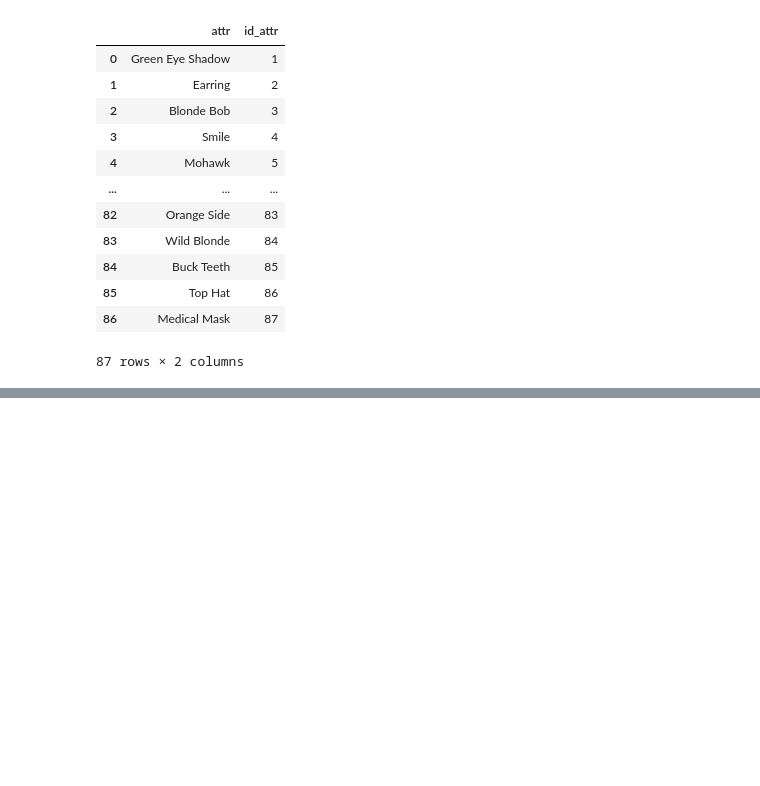
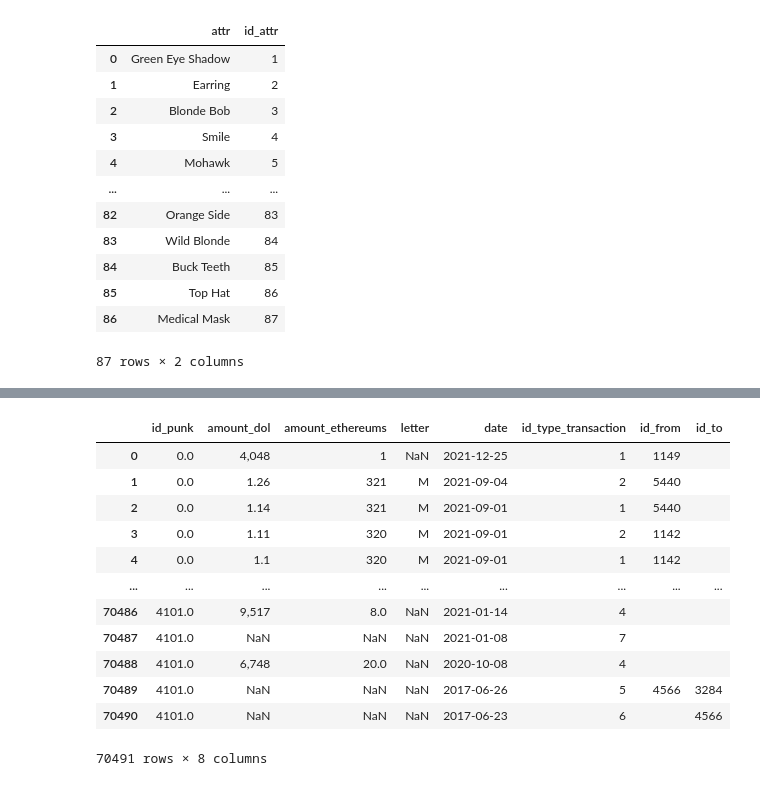
Before and after one commit to Burunduk13/ITAcademy, a Jupyter notebook: Project/from csv to bd.ipynb, the cells around one changed output, grey strips where cells are left out. Cells and saved outputs as stored; diff of their text form; code cells hidden in the pictures; blank space fills up the shorter version.

```diff
--- a/Project/from csv to bd.ipynb
+++ b/Project/from csv to bd.ipynb
@@ -63,3 +52,6 @@ type_transaction
 # %%
-df_tr_user=pd.concat([df_transaction["from"],df_transaction["to"]],ignore_index=True).dropna()
-df_tr_user=df_tr_user.unique()
+df_tr_user=pd.concat([df_transaction["from"],df_transaction["to"]],ignore_index=True)
+df_tr_user=df_tr_user.sort_values().unique()
+##.dropna()
+#df_tr_user=df_tr_user.sort_values(unique()
+#df_transaction[['from','to']].fillna('',inplace=True)
@@ -94,0 +58,8 @@ df_type_transaction
+# %%
+df_transaction["id_from"]=''
+df_transaction["id_to"]=''
+col_dict_user= {'user':list(df_tr_user),
+         'id_user':list(range(1,len(df_tr_user)+1))}
+df_transaction["id_from"][df_transaction['from'].notna()]=df_transaction["from"].apply(lambda x: '' if x=='NaN' else col_dict_user.get("id_user")[col_dict_user.get('user').index(x)])
+df_transaction["id_to"][df_transaction['to'].notna()]=df_transaction["to"].apply(lambda x: '' if x=='NaN' else col_dict_user.get("id_user")[col_dict_user.get('user').index(x)])
+df_user=pd.DataFrame(col_dict_user)[:-1] #to return!
@@ -94,0 +75,4 @@ df_type_transaction
+# %%
+df_trans=df_transaction[['id_punk','amount_dol','amount_ethereums', 'letter', 'date', 'id_type_transaction', 'id_from',
+       'id_to']]
+df_trans['date']=pd.to_datetime(df_trans['date'])
@@ -175,0 +150,16 @@ df_attr
+# %%
+df_trans
+# %% [output]
+|  | id_punk | amount_dol | amount_ethereums | letter | date | id_type_transaction | id_from | id_to |
+| 0 | 0.0 | 4,048 | 1 | NaN | 2021-12-25 | 1 | 1149 |  |
+| 1 | 0.0 | 1.26 | 321 | M | 2021-09-04 | 2 | 5440 |  |
+| 2 | 0.0 | 1.14 | 321 | M | 2021-09-01 | 1 | 5440 |  |
+| 3 | 0.0 | 1.11 | 320 | M | 2021-09-01 | 2 | 1142 |  |
+| 4 | 0.0 | 1.1 | 320 | M | 2021-09-01 | 1 | 1142 |  |
+| ... | ... | ... | ... | ... | ... | ... | ... | ... |
+| 70486 | 4101.0 | 9,517 | 8.0 | NaN | 2021-01-14 | 4 |  |  |
+| 70487 | 4101.0 | NaN | NaN | NaN | 2021-01-08 | 7 |  |  |
+| 70488 | 4101.0 | 6,748 | 20.0 | NaN | 2020-10-08 | 4 |  |  |
+| 70489 | 4101.0 | NaN | NaN | NaN | 2017-06-26 | 5 | 4566 | 3284 |
+| 70490 | 4101.0 | NaN | NaN | NaN | 2017-06-23 | 6 |  | 4566 |
+70491 rows × 8 columns
```
Also changed, not shown: parts of 16 cells of this notebook, 9 other files.
